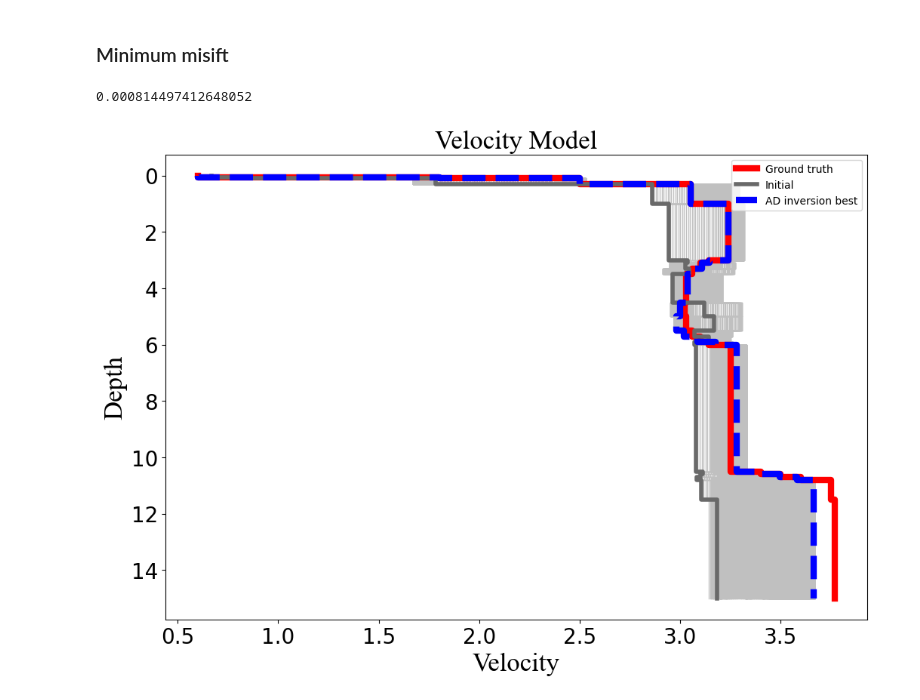
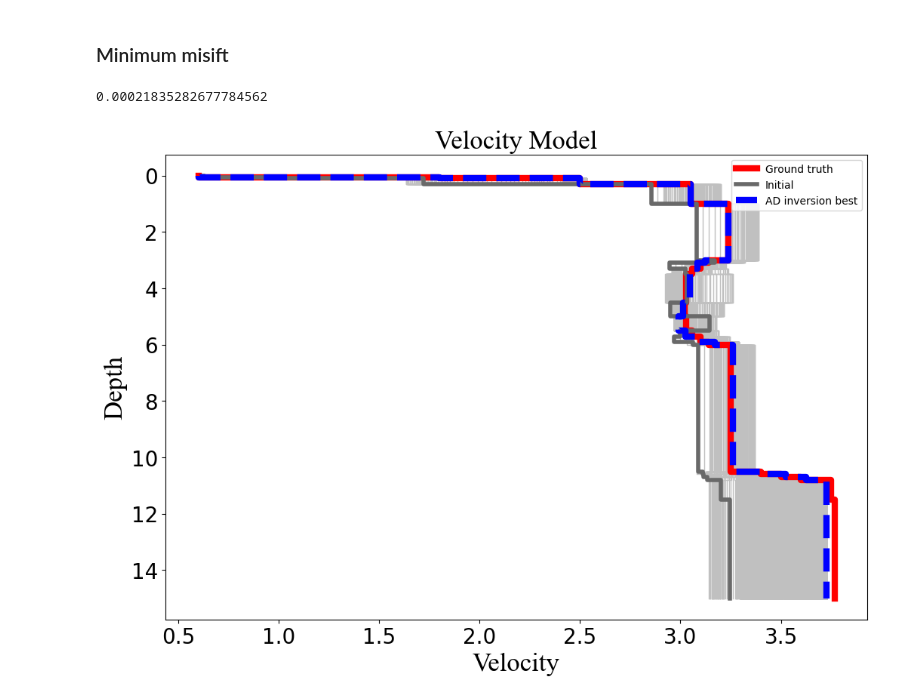
Before and after one commit to liufeng2317/ADsurf, a Jupyter notebook: examples/02_1-FRIUL7W-model-inversion.ipynb, the cells around one changed output. Saved outputs shown, nothing was run; the diff lists cells and outputs as text; code cells hidden in the pictures.

```diff
--- a/examples/02_1-FRIUL7W-model-inversion.ipynb
+++ b/examples/02_1-FRIUL7W-model-inversion.ipynb
@@ -18,7 +18,7 @@ tmax = 5
 layering_method   = "None"
 initialize_method = "Brocher"
 layering_ratio    = 1.2
-depth_factor      = 3.8
+depth_factor      = 2
 layer_number      = 6
 vp_vs_ratio       = 2.45
 rho               = 2
@@ -48,13 +48,13 @@ mode                = 0
 compress            = False
 compress_method     ="exp"
 normalized          = True
-lr                  = 0.01
-damp_vertical       = 0.
-damp_horizontal     = 0.
-iteration = 2000
-step_size = 200
-gamma     = 0.75
-optimizer="Adam"
+lr                  = 0.03
+damp_vertical       = 0.0
+damp_horizontal     = 0.0
+iteration           = 4000
+step_size           = 200
+gamma               = 0.75
+optimizer           = "Adam"
 
 inversion_parameter = inv_param(
                 inversion_method=inversion_method,
@@ -276,38 +276,38 @@ loss_lists = list2numpy(inversion_model.inv_process["loss"])
 best_loss = np.zeros(best_index.shape[0])
 for i in range(len(best_index)):
     best_loss[i] = loss_lists[best_index[i],i]
-best_iter = np.argmin(best_loss)
-best_loss[best_iter]
+best_num = np.argmin(best_loss)
+best_loss[best_num]
 # %% [output]
-0.000814497412648052
+0.00021835282677784562
 # %%
 iter_vs = list2numpy(inversion_model.inv_process["iter_vs"])
 vs_init = list2numpy(initial_model.init_model["vs"])
 thick_init = list2numpy(initial_model.init_model["thick"])
 
 if inversion_method == "VsAndThick":
     iter_thick = list2numpy(inversion_model.inv_process["iter_thick"])
 else:
     iter_thick = np.ones_like(iter_vs)*thick_init
 vs_matlab = []
 thick_matlab = []
-best_num = np.argmin(list2numpy(inversion_model.inv_process["loss"]),axis=0)
+best_iter = np.argmin(list2numpy(inversion_model.inv_process["loss"]),axis=0)
 # thick_true = np.array([0.005,0.005,0.005])
 # vs_true = np.array([0.3,0.22,0.4])
 
-i = best_iter
+i = best_num
 plot_allModel(vs_inversion=iter_vs[:,i,:],thick_inversion=iter_thick[:,i,:],
             vs_true=vs_true,thick_true=thick_true,
             vs_init=vs_init[i],thick_init=thick_init[i],
             vs_matlab=vs_matlab,thick_matlab=thick_matlab,
-            best_index=best_num[i],
+            best_index=best_iter[i],
             plot_all=True,
             save_path=os.path.join(data_path,"output/figure/Inverted_result.png".format(i)),
             largest_depth=15,
             show=True
             )
 # %% [output]
-[figure, old version]
+[figure, new version]
 # %%
 import os
 import json
```
Also changed, not shown: parts of 4 cells of this notebook, 5 other files.
